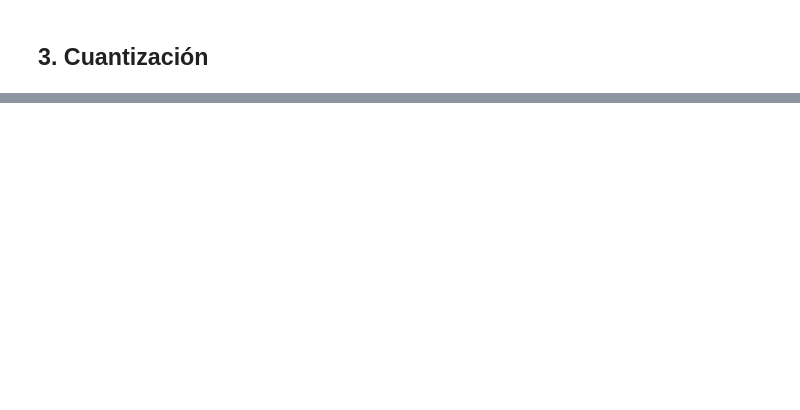
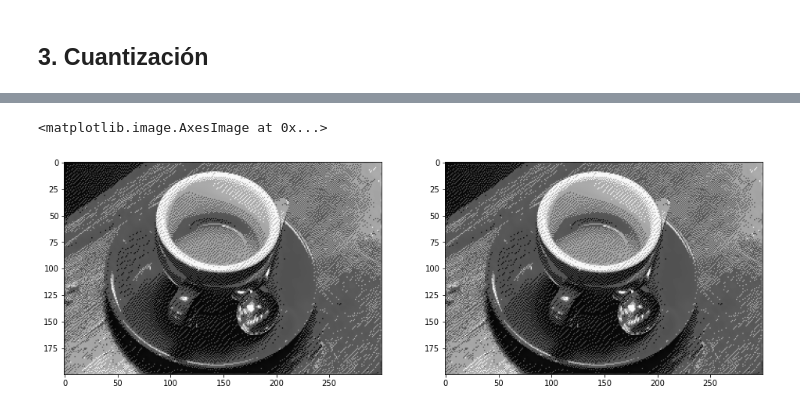
Before and after one commit to anselmoestradaroa/PDI, a Jupyter notebook: TP007/practico_7.ipynb, the cells around one changed output, grey strips where cells are left out. Saved outputs shown, nothing was run; the diff lists cells and outputs as text; code cells hidden in the pictures; blank space fills up the shorter version.

```diff
--- a/TP007/practico_7.ipynb
+++ b/TP007/practico_7.ipynb
@@ -163,6 +169,9 @@ axes[1].imshow(img2, 'gray')
 # %%
-img2 = cuantize_floyd_steinberg(img, 2)
+img2 = cuantize_floyd_steinberg(img, levels)
 
 fig, axes = plt.subplots(1, 2, figsize=(16,8))
 axes[0].imshow(img, 'gray')
 axes[1].imshow(img2, 'gray')
+# %% [output]
+<matplotlib.image.AxesImage at 0x...>
+[figure, added]
```
Also changed, not shown: parts of 5 cells of this notebook, 1 other file.
